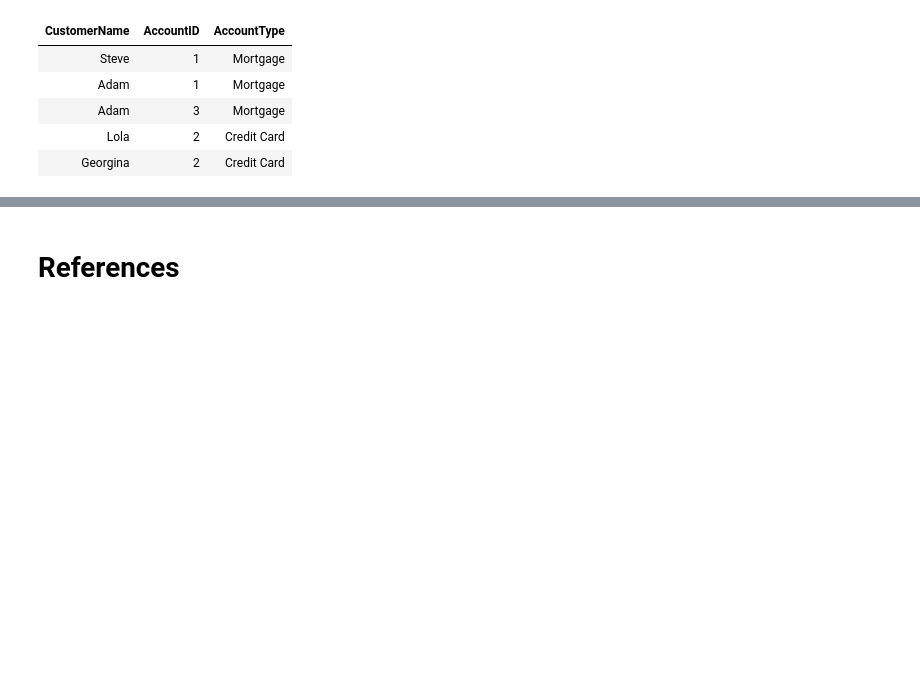
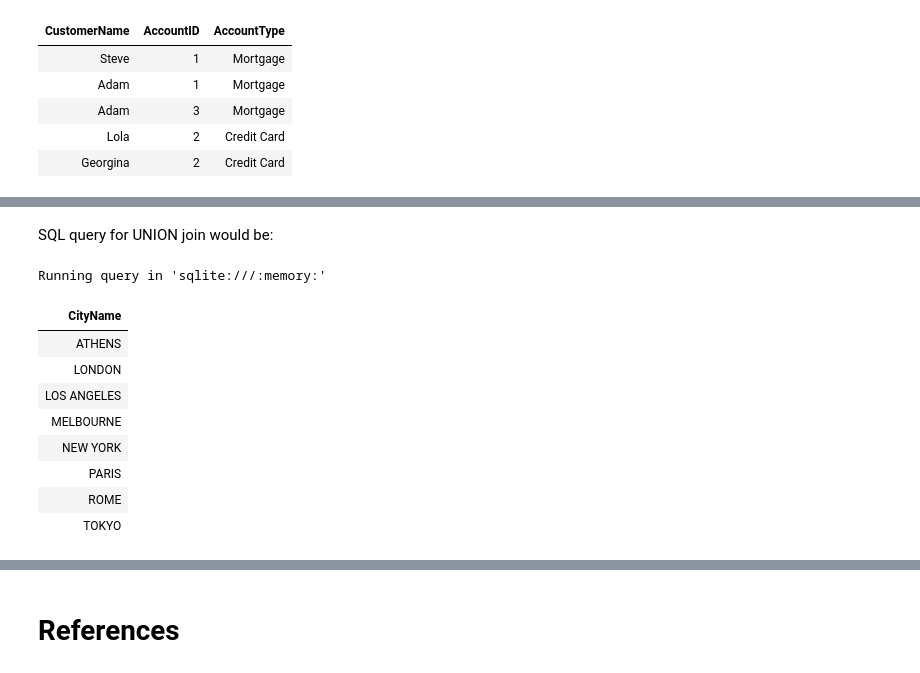
Before and after one commit to ancilcleetus/My-Learning-Journey-in-AI, a Jupyter notebook: Tools/SQL_Crash_Course.ipynb, the cells around one changed output, grey strips where cells are left out. Saved outputs shown, nothing was run; the diff lists cells and outputs as text; code cells hidden in the pictures; blank space fills up the shorter version.

```diff
--- a/Tools/SQL_Crash_Course.ipynb
+++ b/Tools/SQL_Crash_Course.ipynb
@@ -977,0 +1050,19 @@ Running query in 'sqlite:///:memory:'
+# %% [markdown]
+SQL query for UNION join would be:
+# %%
+%%sql
+
+SELECT CityName FROM Cities
+UNION
+SELECT CityName FROM Olympics;
+# %% [output]
+Running query in 'sqlite:///:memory:'
+| CityName |
+| ATHENS |
+| LONDON |
+| LOS ANGELES |
+| MELBOURNE |
+| NEW YORK |
+| PARIS |
+| ROME |
+| TOKYO |
```
Also changed, not shown: parts of 10 cells of this notebook.
